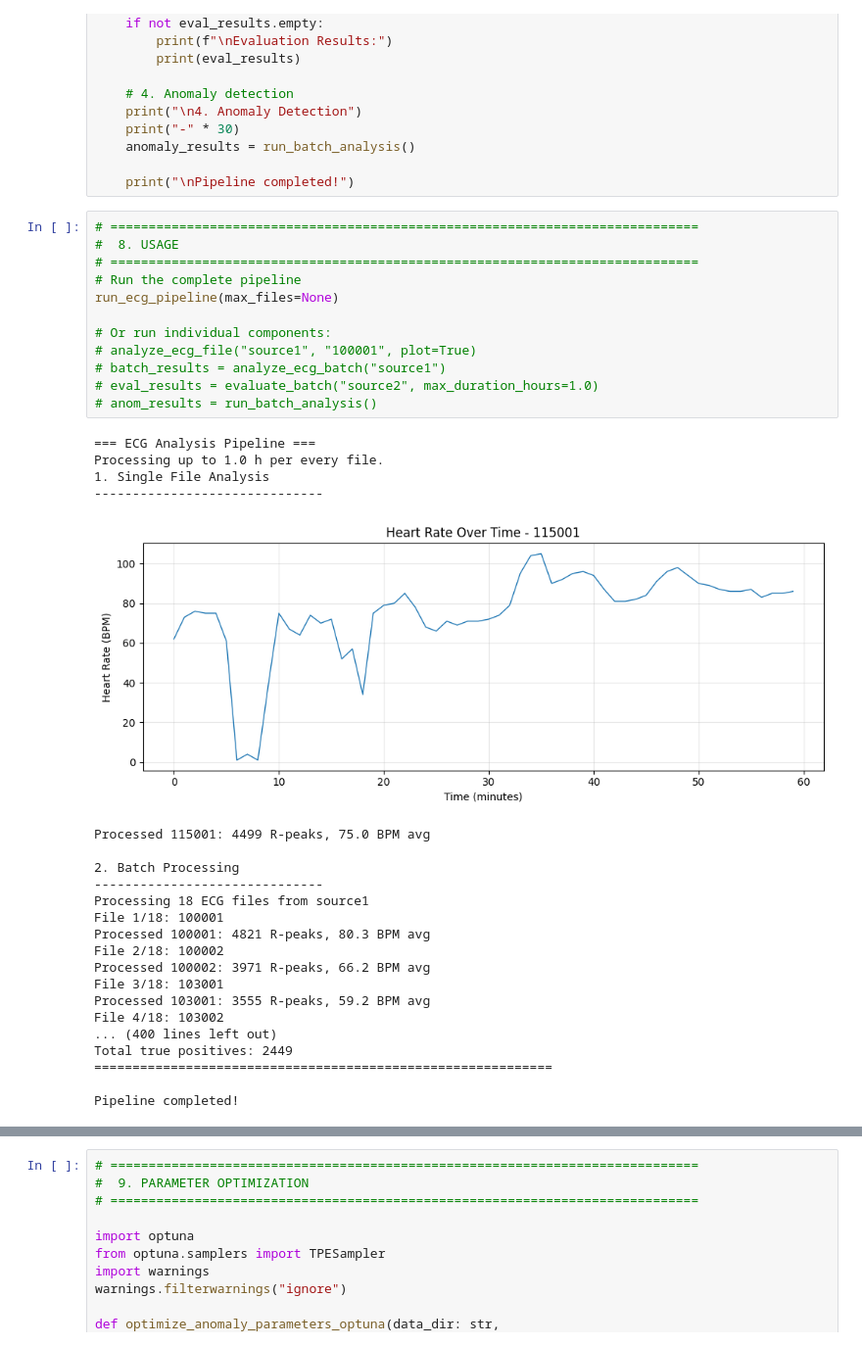
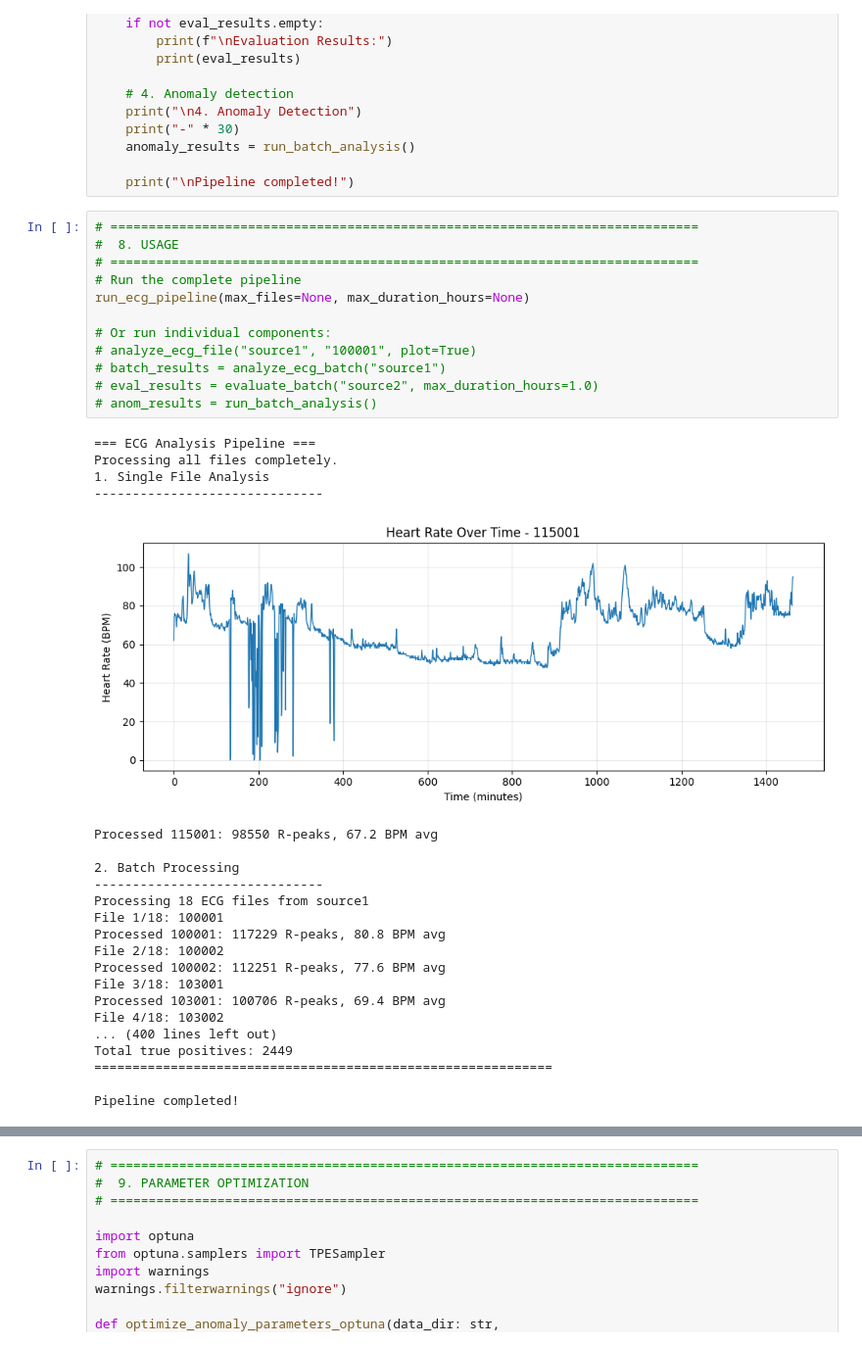
Before and after one commit to Zohino/Digital-signal-processing-ECG, a Jupyter notebook: main.ipynb, the cells around one changed output, grey strips where cells are left out. Shown at 98% size. Cells and saved outputs as stored; diff of their text form.

```diff
--- a/main.ipynb
+++ b/main.ipynb
@@ -1807,32 +1807,32 @@ def run_ecg_pipeline(data_dir1: str = "source1",
 # %%
 # =============================================================================
 #  8. USAGE
 # =============================================================================
 # Run the complete pipeline
-run_ecg_pipeline(max_files=None)
+run_ecg_pipeline(max_files=None, max_duration_hours=None)
 
 # Or run individual components:
 # analyze_ecg_file("source1", "100001", plot=True)
 # batch_results = analyze_ecg_batch("source1")
 # eval_results = evaluate_batch("source2", max_duration_hours=1.0)
 # anom_results = run_batch_analysis()
 # %% [output]
 === ECG Analysis Pipeline ===
-Processing up to 1.0 h per every file.
+Processing all files completely.
 1. Single File Analysis
 ------------------------------
-[figure, old version]
+[figure, new version]
-Processed 115001: 4499 R-peaks, 75.0 BPM avg
+Processed 115001: 98550 R-peaks, 67.2 BPM avg
 
 2. Batch Processing
 ------------------------------
 Processing 18 ECG files from source1
 File 1/18: 100001
-Processed 100001: 4821 R-peaks, 80.3 BPM avg
+Processed 100001: 117229 R-peaks, 80.8 BPM avg
 File 2/18: 100002
-Processed 100002: 3971 R-peaks, 66.2 BPM avg
+Processed 100002: 112251 R-peaks, 77.6 BPM avg
 File 3/18: 103001
-Processed 103001: 3555 R-peaks, 59.2 BPM avg
+Processed 103001: 100706 R-peaks, 69.4 BPM avg
 File 4/18: 103002
 ... (400 lines left out)
 Total true positives: 2449
```
Also changed, not shown: parts of 1 cell of this notebook.
